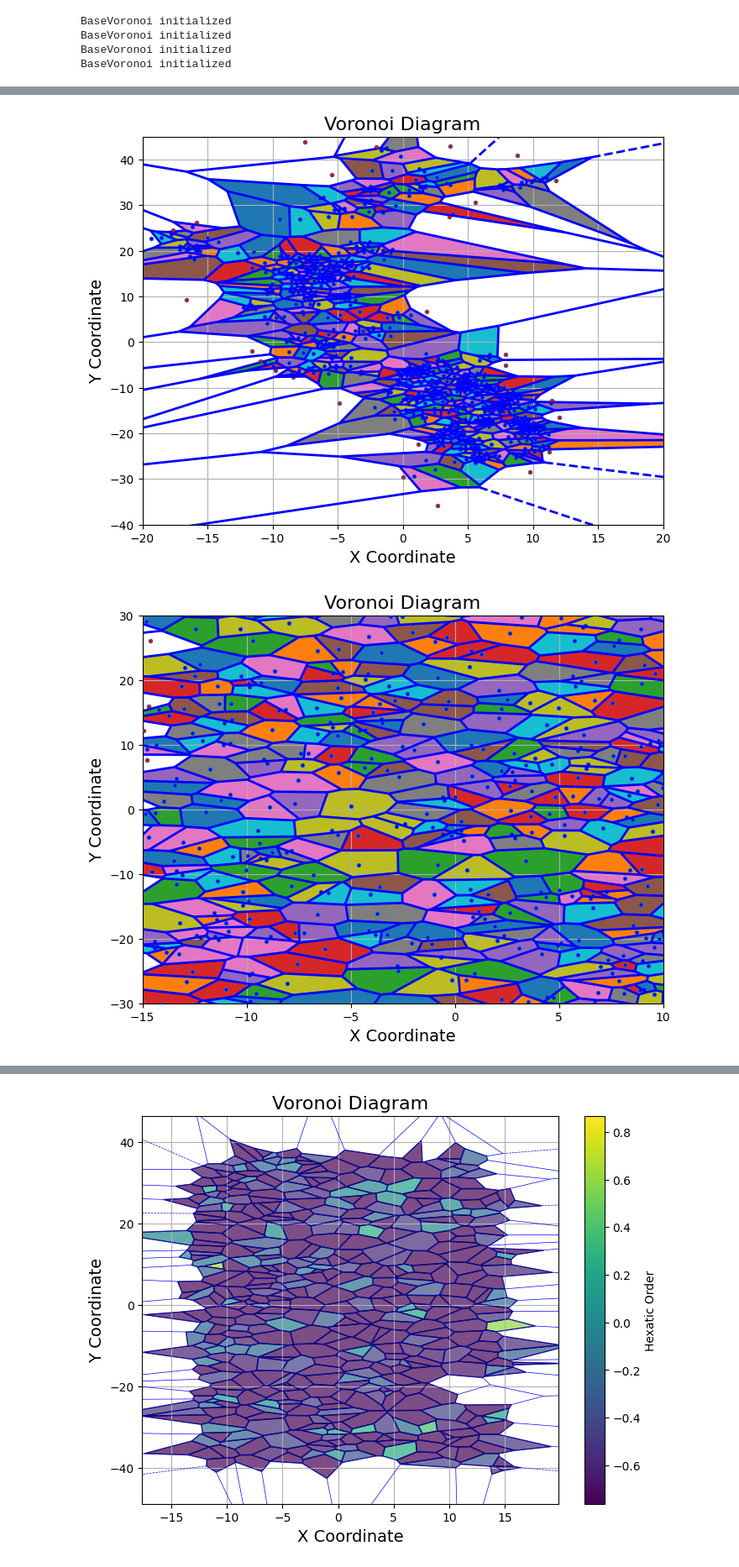
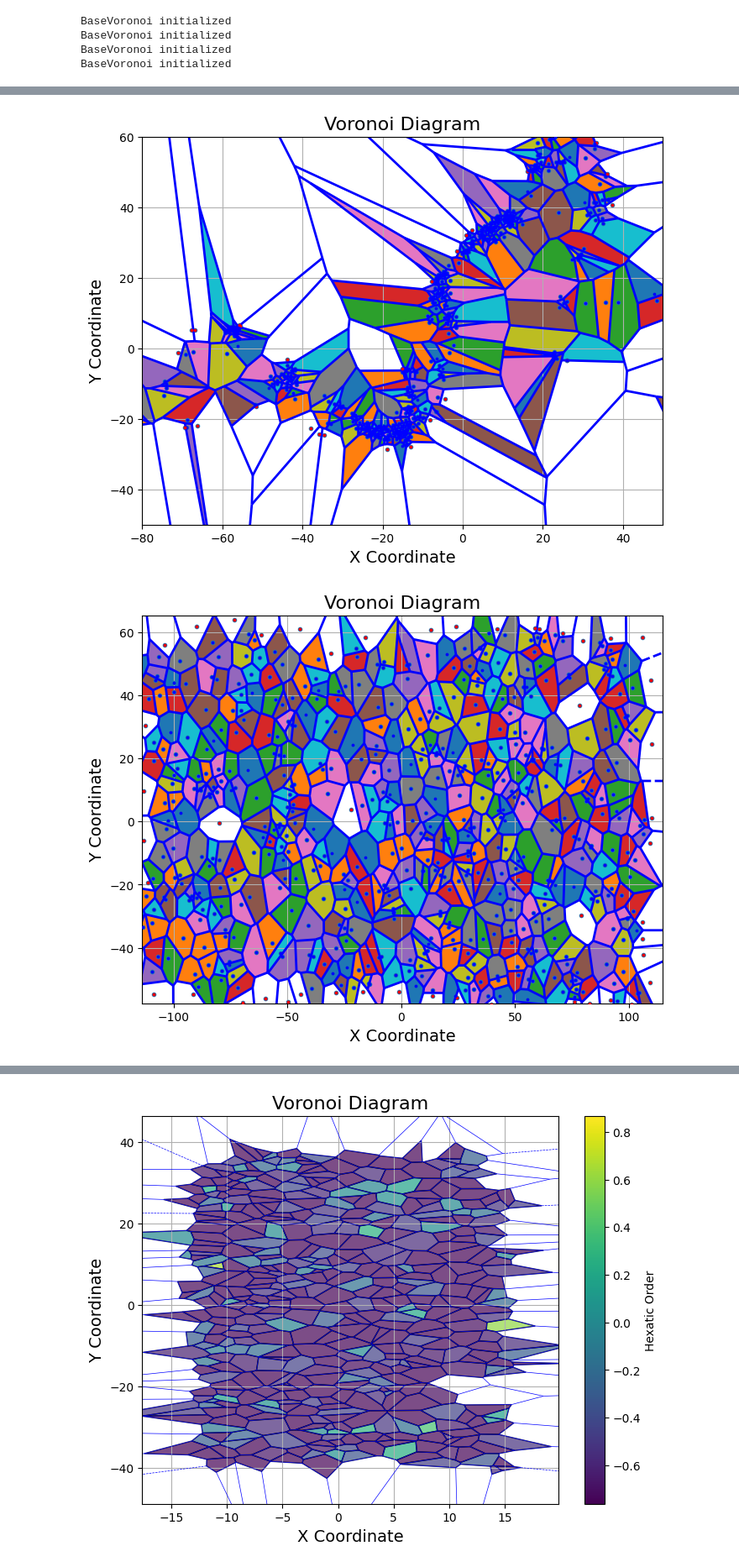
Before and after one commit to maria0026/solution_pipes_patterns, a Jupyter notebook: results.ipynb, the cells around one changed output, grey strips where cells are left out. Shown at 84% size. Drawn from its saved outputs; the diff is of its cells as text; code cells hidden in the pictures.

```diff
--- a/results.ipynb
+++ b/results.ipynb
@@ -13,7 +13,6 @@ importlib.reload(plots)
 # %%
-data_path="new_data/_DEVONSHIRE_BAY_WEST.dat"
-data_path_random="new_data/random_DEVONSHIRE_BAY_WEST.dat"
-area_limit=14
+data_path="new_data/_APULIJA1.dat"
+data_path_random="new_data/random_APULIJA1.dat"
 # %%
 df = prepare_data.read_data(data_path, preprocessed=True)
 df_random= prepare_data.read_data(data_path_random, preprocessed=True)
@@ -37,11 +30,14 @@ voronoi_plotter_random.all_voronoi_diagram()
+# %%
+x_min, x_max = df["Center x coordinate"].min(), df["Center x coordinate"].max()
+y_min, y_max = df["Center y coordinate"].min(), df["Center y coordinate"].max()
 # %%
-voronoi_plotter.all_voronoi_diagram_area_filtered(x_lim_min=-20, x_lim_max=20, y_lim_min=-40, y_lim_max=45)
+voronoi_plotter.all_voronoi_diagram_area_filtered(x_lim_min=-80, x_lim_max=50, y_lim_min=-50, y_lim_max=60)
 # %% [output]
-[figure, old version]
+[figure, new version]
 # %%
-voronoi_plotter_random.all_voronoi_diagram_area_filtered(x_lim_min=-15, x_lim_max=10, y_lim_min=-30, y_lim_max=30)
+voronoi_plotter_random.all_voronoi_diagram_area_filtered(x_lim_min=x_min, x_lim_max=x_max, y_lim_min=y_min, y_lim_max=y_max)
 # %% [output]
-[figure, old version]
+[figure, new version]
 # %%
 areas = df.loc[df["Point of Voronoi"] == 1, "Area"]
 voronoi_plotter.areas_hist(areas)
```
Also changed, not shown: parts of 8 cells of this notebook, 1 other file.
